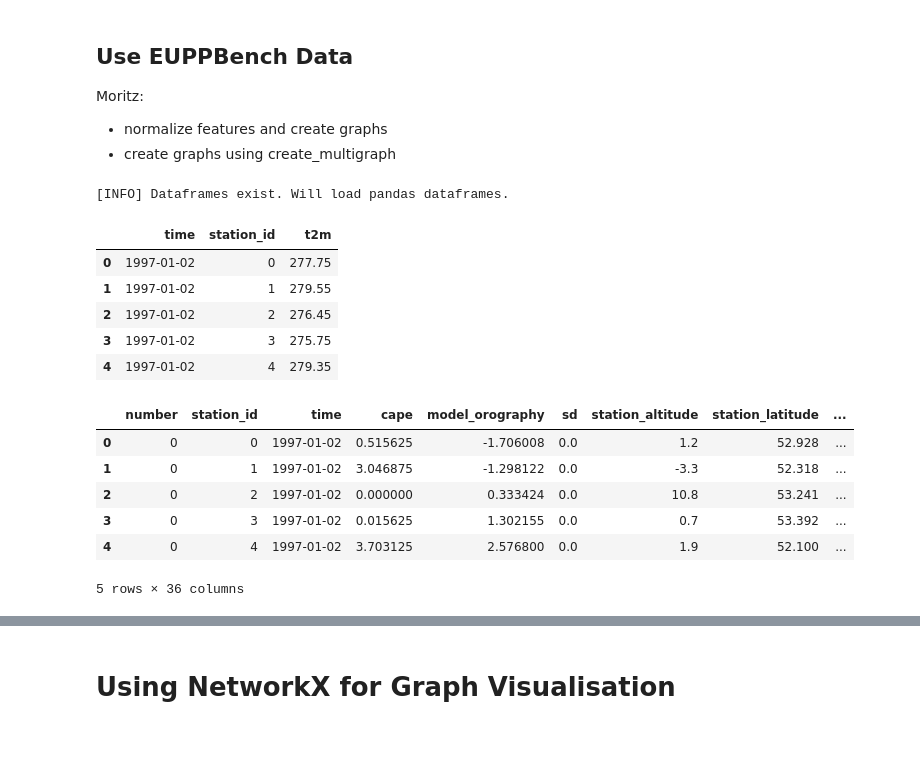
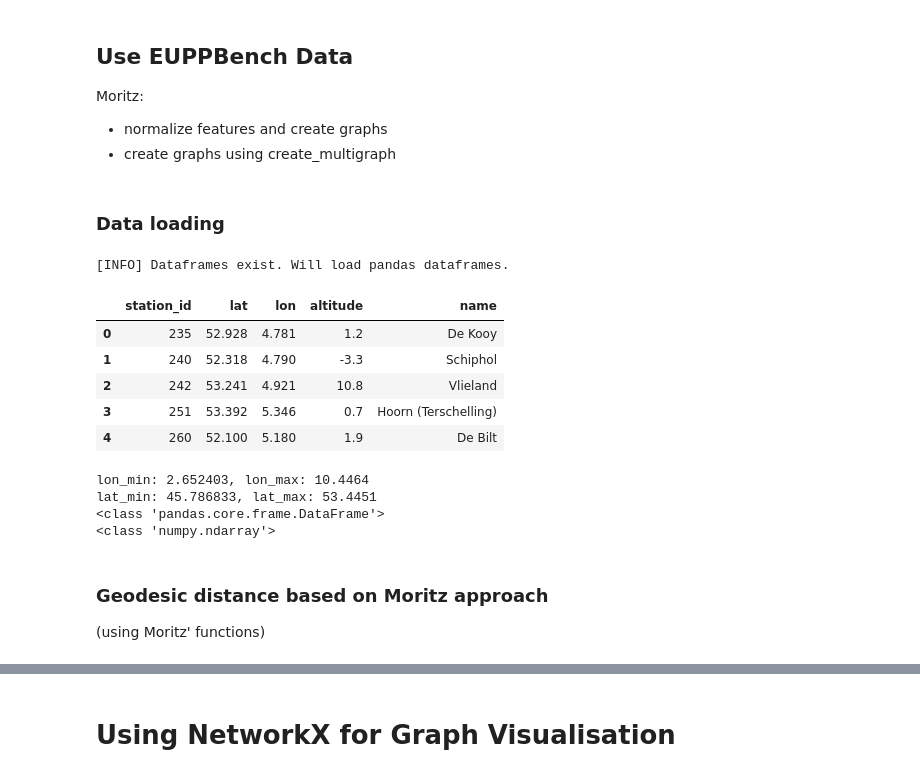
Before and after one commit to leachen01/gnnpp, a Jupyter notebook: exploration/graph_creation.ipynb, the cells around one changed output, grey strips where cells are left out. Cells and saved outputs as stored; diff of their text form; code cells hidden in the pictures; blank space fills up the shorter version.

```diff
--- a/exploration/graph_creation.ipynb
+++ b/exploration/graph_creation.ipynb
@@ -158,6 +161,8 @@ FileNotFoundError: [Errno 2] No such file or directory: 'tmp/raw/FRANKENSTEIN.no
 Moritz:
 - normalize features and create graphs
 - create graphs using create_multigraph
+# %% [markdown]
+### Data loading
 # %%
 dfs = load_dataframes(mode="train", leadtime="24h")
 stations = dfs["stations"]
@@ -168,20 +173,27 @@ df = dfs['train'][0]
 # %%
 df_target
 df_target[df_target.time == "1997-01-02"].head()
+stations.head()
 # %% [output]
-|  | time | station_id | t2m |
-| 0 | 1997-01-02 | 0 | 277.75 |
-| 1 | 1997-01-02 | 1 | 279.55 |
-| 2 | 1997-01-02 | 2 | 276.45 |
-| 3 | 1997-01-02 | 3 | 275.75 |
-| 4 | 1997-01-02 | 4 | 279.35 |
+|  | station_id | lat | lon | altitude | name |
+| 0 | 235 | 52.928 | 4.781 | 1.2 | De Kooy |
+| 1 | 240 | 52.318 | 4.790 | -3.3 | Schiphol |
+| 2 | 242 | 53.241 | 4.921 | 10.8 | Vlieland |
+| 3 | 251 | 53.392 | 5.346 | 0.7 | Hoorn (Terschelling) |
+| 4 | 260 | 52.100 | 5.180 | 1.9 | De Bilt |
-# %%
-df.head()
-# %% [output]
-|  | number | station_id | time | cape | model_orography | sd | station_altitude | station_latitude | ... |
-| 0 | 0 | 0 | 1997-01-02 | 0.515625 | -1.706008 | 0.0 | 1.2 | 52.928 | ... |
-| 1 | 0 | 1 | 1997-01-02 | 3.046875 | -1.298122 | 0.0 | -3.3 | 52.318 | ... |
-| 2 | 0 | 2 | 1997-01-02 | 0.000000 | 0.333424 | 0.0 | 10.8 | 53.241 | ... |
-| 3 | 0 | 3 | 1997-01-02 | 0.015625 | 1.302155 | 0.0 | 0.7 | 53.392 | ... |
-| 4 | 0 | 4 | 1997-01-02 | 3.703125 | 2.576800 | 0.0 | 1.9 | 52.100 | ... |
-5 rows × 36 columns
+# %%
+print(f"lon_min: {df['station_longitude'].min()}, lon_max: {df['station_longitude'].max()}")
+print(f"lat_min: {df['station_latitude'].min()}, lat_max: {df['station_latitude'].max()}")
+
+print(type(dfs["stations"]))
+latlonalt = np.array(dfs["stations"][["lat", "lon", "altitude"]].copy())
+print(type(latlonalt))
+###
+# %% [output]
+lon_min: 2.652403, lon_max: 10.4464
+lat_min: 45.786833, lat_max: 53.4451
+<class 'pandas.core.frame.DataFrame'>
+<class 'numpy.ndarray'>
+# %% [markdown]
+### Geodesic distance based on Moritz approach
+(using Moritz' functions)
```
Also changed, not shown: parts of 62 cells of this notebook, 4 other files.
